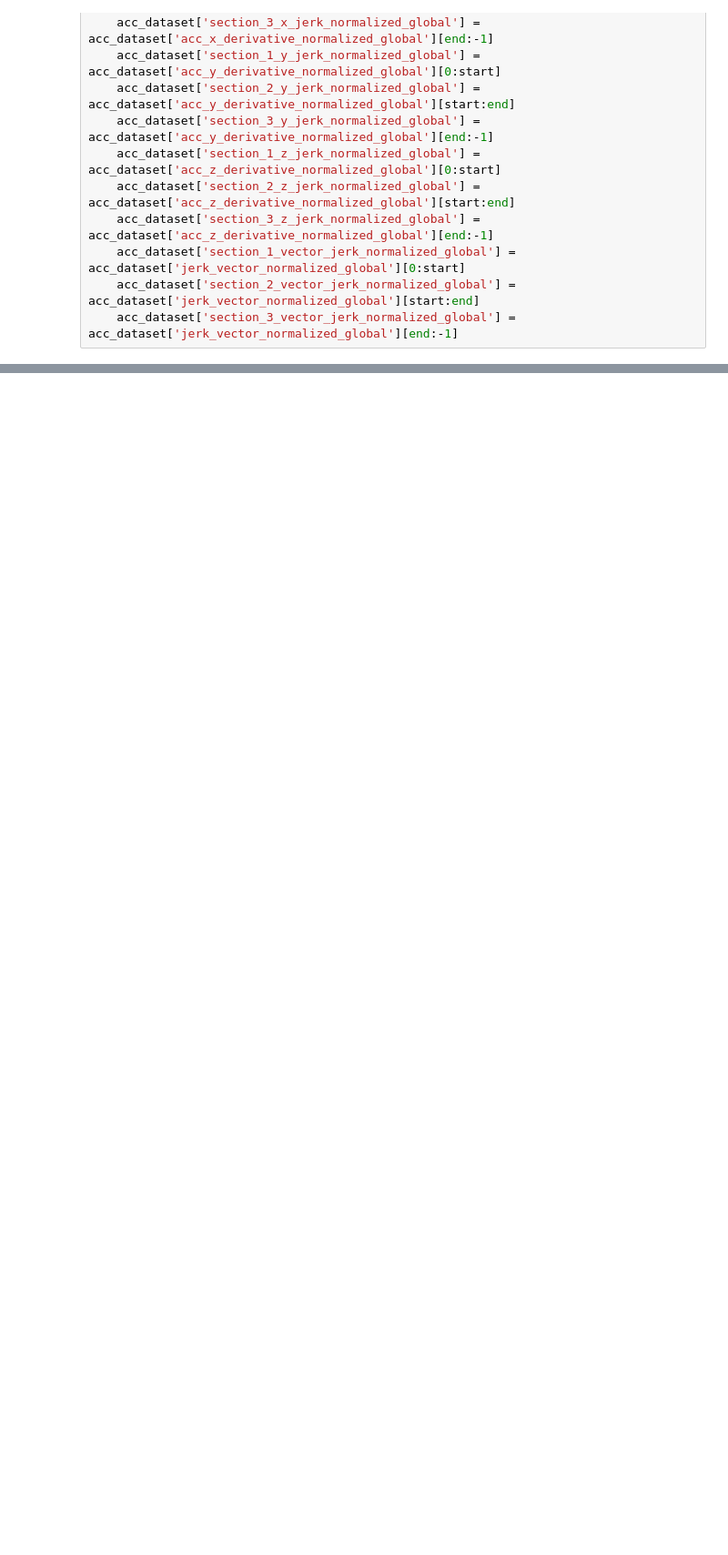
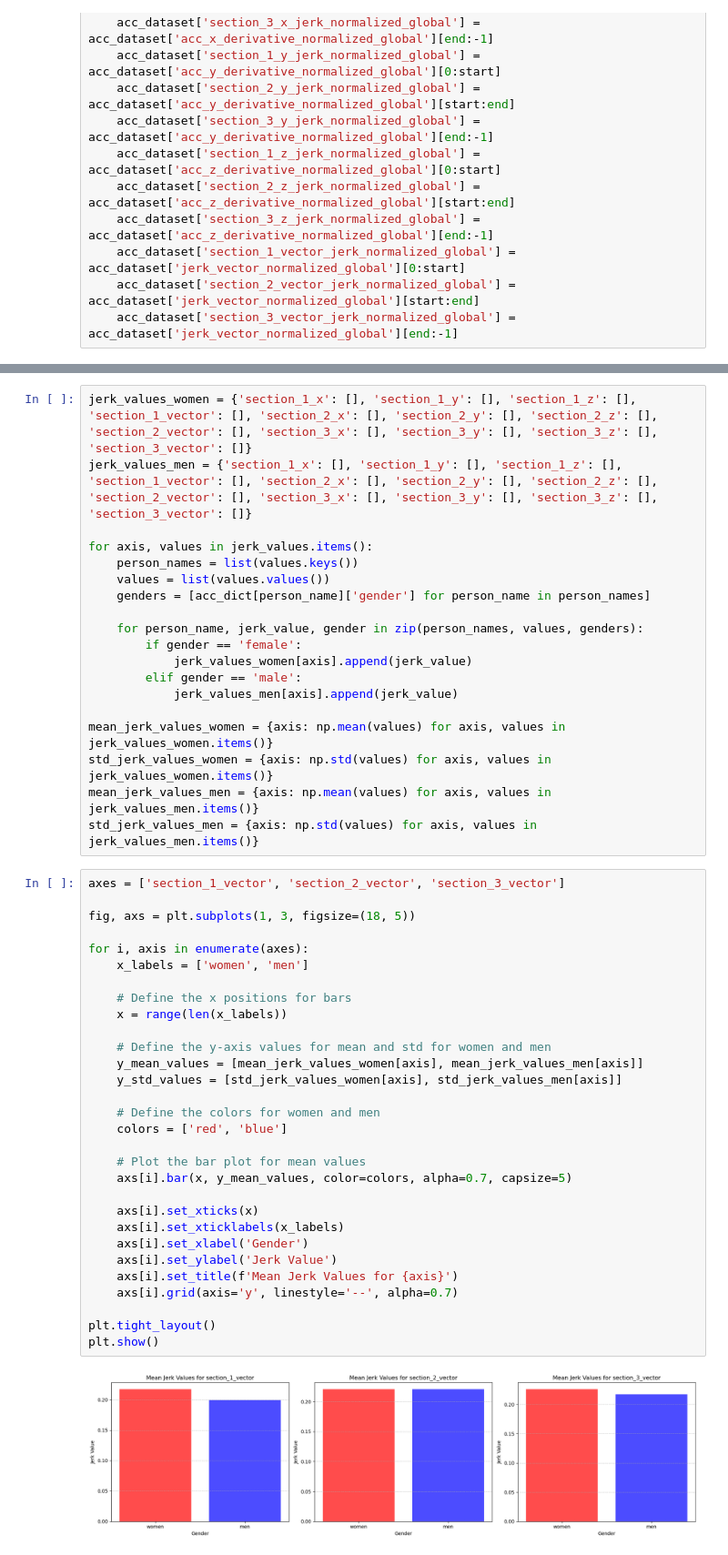
Before and after one commit to doertiboy/MasterStudy, a Jupyter notebook: FeatureExtraction.ipynb, the cells around one changed output, grey strips where cells are left out. Shown at 91% size. Drawn from its saved outputs; the diff is of its cells as text; blank space fills up the shorter version.

```diff
--- a/FeatureExtraction.ipynb
+++ b/FeatureExtraction.ipynb
@@ -134,0 +201,51 @@ plt.show()
+# %%
+jerk_values_women = {'section_1_x': [], 'section_1_y': [], 'section_1_z': [], 'section_1_vector': [], 'section_2_x': [], 'section_2_y': [], 'section_2_z': [], 'section_2_vector': [], 'section_3_x': [], 'section_3_y': [], 'section_3_z': [], 'section_3_vector': []}
+jerk_values_men = {'section_1_x': [], 'section_1_y': [], 'section_1_z': [], 'section_1_vector': [], 'section_2_x': [], 'section_2_y': [], 'section_2_z': [], 'section_2_vector': [], 'section_3_x': [], 'section_3_y': [], 'section_3_z': [], 'section_3_vector': []}
+
+for axis, values in jerk_values.items():
+    person_names = list(values.keys())
+    values = list(values.values())
+    genders = [acc_dict[person_name]['gender'] for person_name in person_names]
+
+    for person_name, jerk_value, gender in zip(person_names, values, genders):
+        if gender == 'female':
+            jerk_values_women[axis].append(jerk_value)
+        elif gender == 'male':
+            jerk_values_men[axis].append(jerk_value)
+
+mean_jerk_values_women = {axis: np.mean(values) for axis, values in jerk_values_women.items()}
+std_jerk_values_women = {axis: np.std(values) for axis, values in jerk_values_women.items()}
+mean_jerk_values_men = {axis: np.mean(values) for axis, values in jerk_values_men.items()}
+std_jerk_values_men = {axis: np.std(values) for axis, values in jerk_values_men.items()}
+# %%
+axes = ['section_1_vector', 'section_2_vector', 'section_3_vector']
+
+fig, axs = plt.subplots(1, 3, figsize=(18, 5))
+
+for i, axis in enumerate(axes):
+    x_labels = ['women', 'men']
+
+    # Define the x positions for bars
+    x = range(len(x_labels))
+
+    # Define the y-axis values for mean and std for women and men
+    y_mean_values = [mean_jerk_values_women[axis], mean_jerk_values_men[axis]]
+    y_std_values = [std_jerk_values_women[axis], std_jerk_values_men[axis]]
+
+    # Define the colors for women and men
+    colors = ['red', 'blue']
+
+    # Plot the bar plot for mean values
+    axs[i].bar(x, y_mean_values, color=colors, alpha=0.7, capsize=5)
+
+    axs[i].set_xticks(x)
+    axs[i].set_xticklabels(x_labels)
+    axs[i].set_xlabel('Gender')
+    axs[i].set_ylabel('Jerk Value')
+    axs[i].set_title(f'Mean Jerk Values for {axis}')
+    axs[i].grid(axis='y', linestyle='--', alpha=0.7)
+
+plt.tight_layout()
+plt.show()
+# %% [output]
+[figure, added]
```
Also changed, not shown: parts of 13 cells of this notebook, 9 other files.
